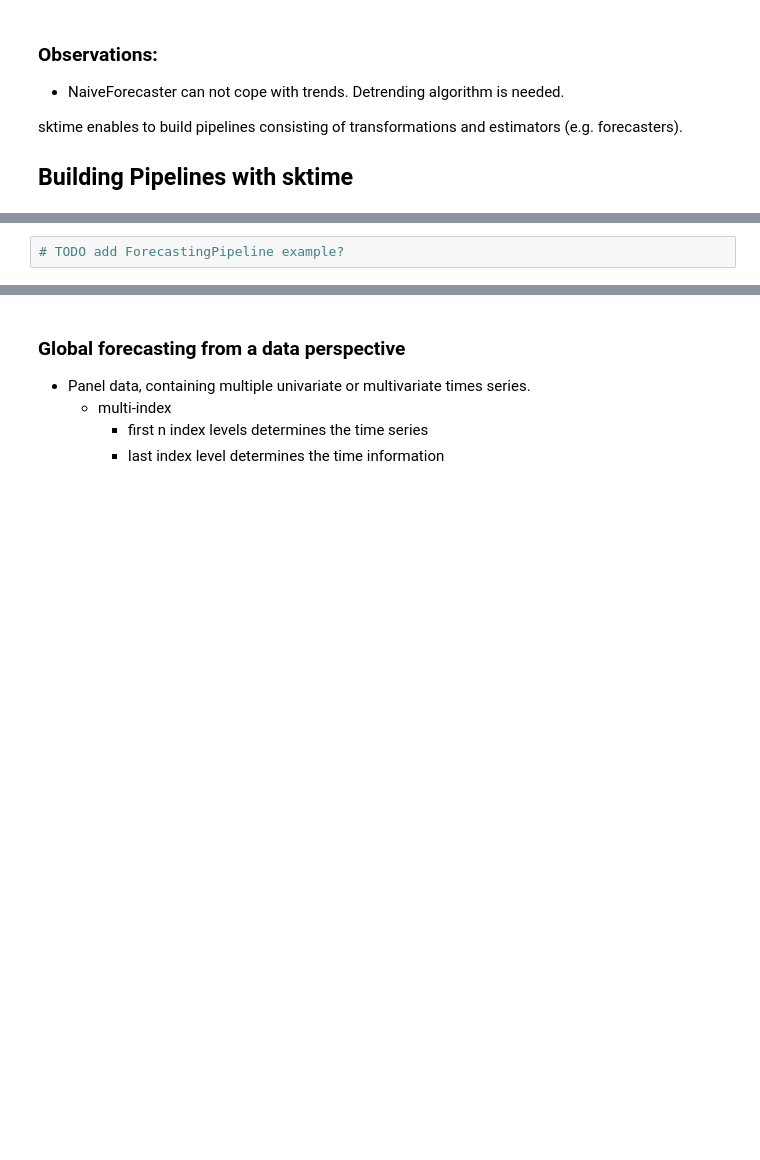
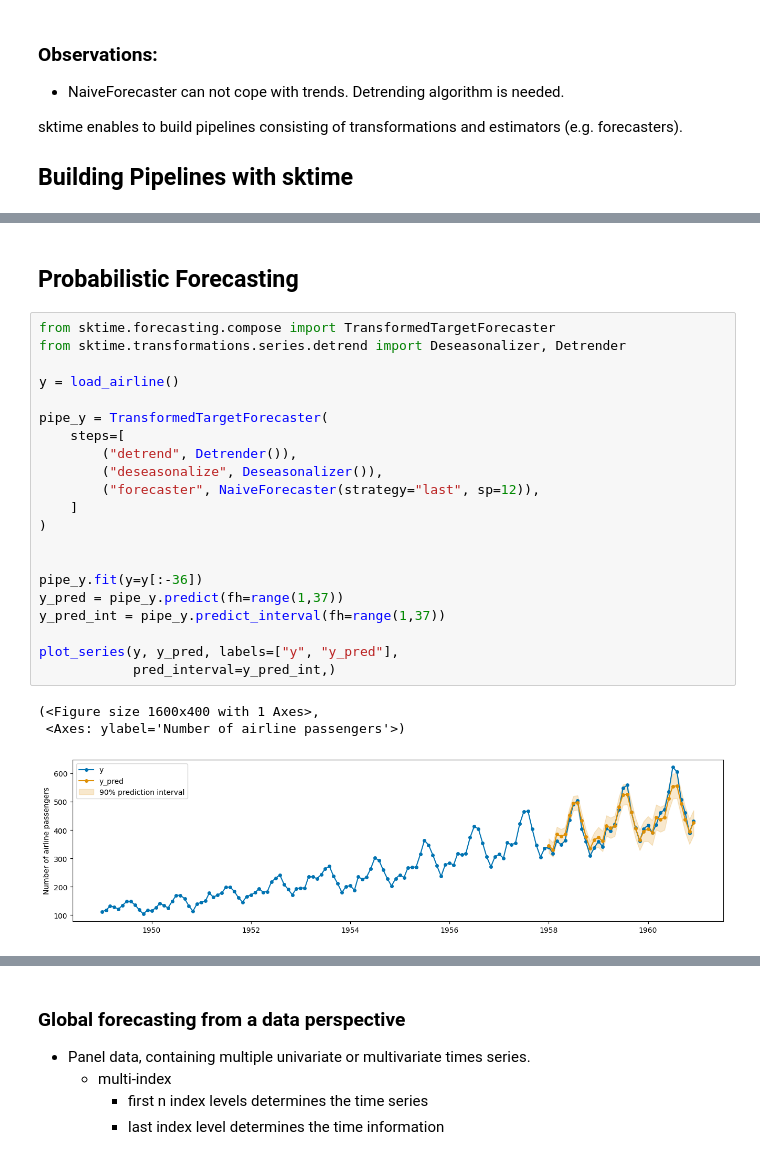
Before and after one commit to sktime/tutorial_haicon_prologue_day, a Jupyter notebook: notebooks/02_advanced_forecasting.ipynb, the cells around one changed output, grey strips where cells are left out. Drawn from its saved outputs; the diff is of its cells as text; blank space fills up the shorter version.

Commit message:
Extended forecasting notebook

```diff
--- a/notebooks/02_advanced_forecasting.ipynb
+++ b/notebooks/02_advanced_forecasting.ipynb
@@ -57,2 +57,27 @@ plot_series(y, y_pred, labels=["y", "y_pred"])
-# %%
-# TODO add ForecastingPipeline example?
+# %% [markdown]
+## Probabilistic Forecasting
+# %%
+from sktime.forecasting.compose import TransformedTargetForecaster
+from sktime.transformations.series.detrend import Deseasonalizer, Detrender
+
+y = load_airline()
+
+pipe_y = TransformedTargetForecaster(
+    steps=[
+        ("detrend", Detrender()),
+        ("deseasonalize", Deseasonalizer()),
+        ("forecaster", NaiveForecaster(strategy="last", sp=12)),
+    ]
+)
+
+
+pipe_y.fit(y=y[:-36])
+y_pred = pipe_y.predict(fh=range(1,37))
+y_pred_int = pipe_y.predict_interval(fh=range(1,37))
+
+plot_series(y, y_pred, labels=["y", "y_pred"],
+            pred_interval=y_pred_int,)
+# %% [output]
+(<Figure size 1600x400 with 1 Axes>,
+ <Axes: ylabel='Number of airline passengers'>)
+[figure, added]
```
Also changed, not shown: parts of 10 cells of this notebook, 2 other files.
